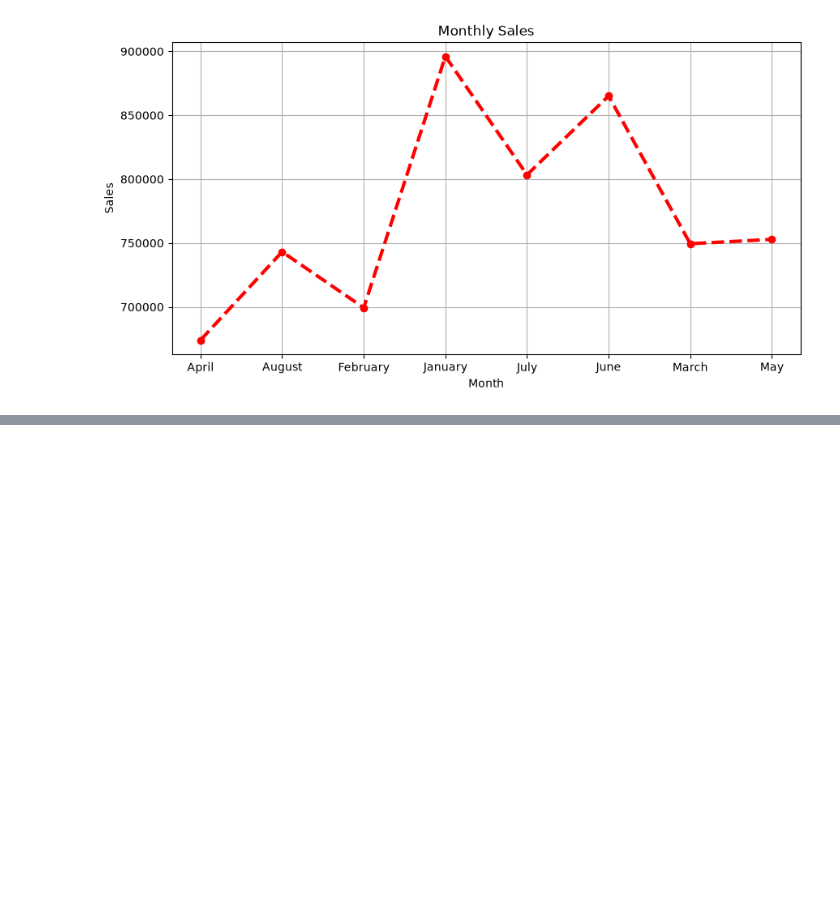
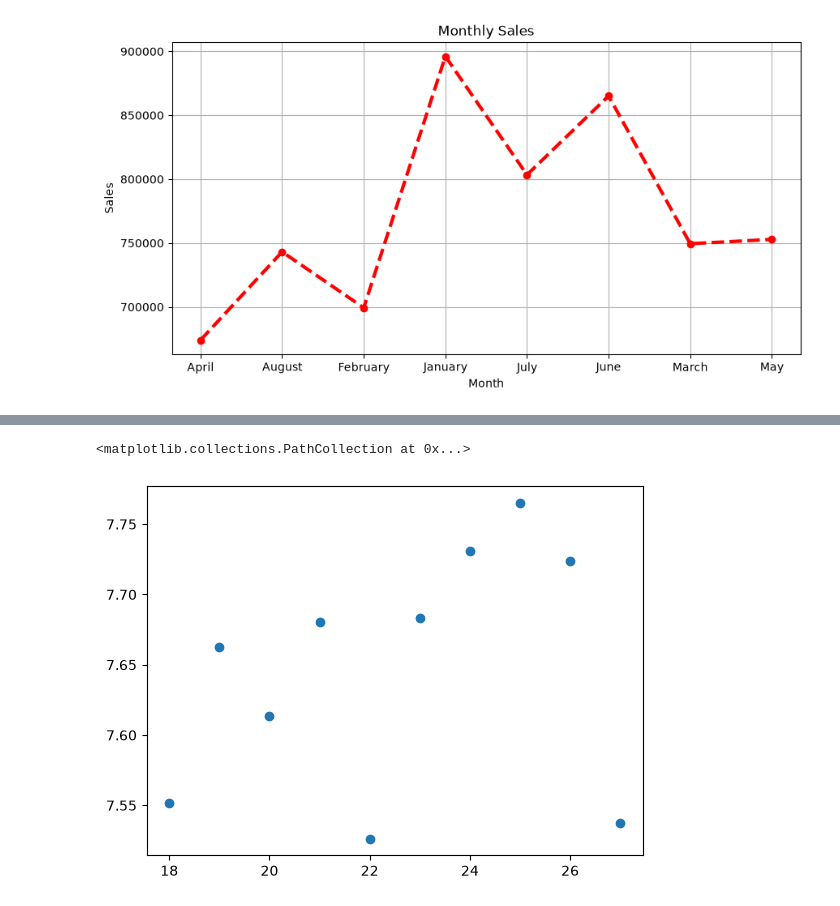
Before and after one commit to saileshchikkam/GEN-Ai, a Jupyter notebook: Machine Learning/Prerequisites/MatplotLib/Getting_Started.ipynb, the cells around one changed output, grey strips where cells are left out. Saved outputs shown, nothing was run; the diff lists cells and outputs as text; code cells hidden in the pictures; blank space fills up the shorter version.

```diff
--- a/Machine Learning/Prerequisites/MatplotLib/Getting_Started.ipynb
+++ b/Machine Learning/Prerequisites/MatplotLib/Getting_Started.ipynb
@@ -659,0 +769,8 @@ plt.show()
+# %%
+x = data.index
+y = data.values
+
+plt.scatter(x,y)
+# %% [output]
+<matplotlib.collections.PathCollection at 0x...>
+[figure, added]
```
Also changed, not shown: parts of 24 cells of this notebook.
